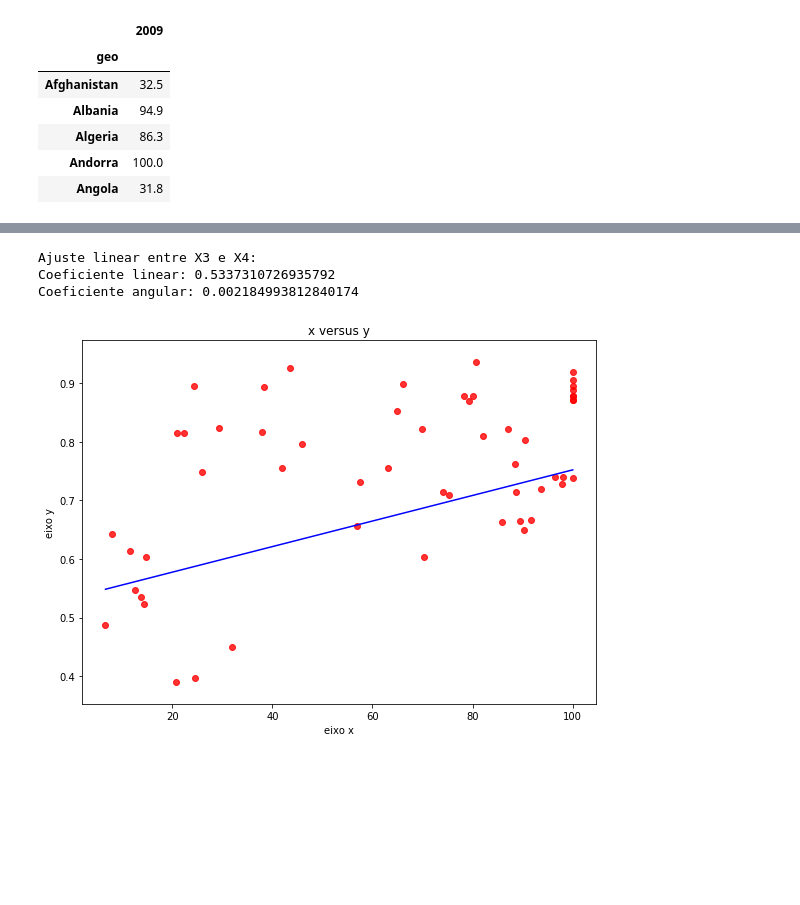
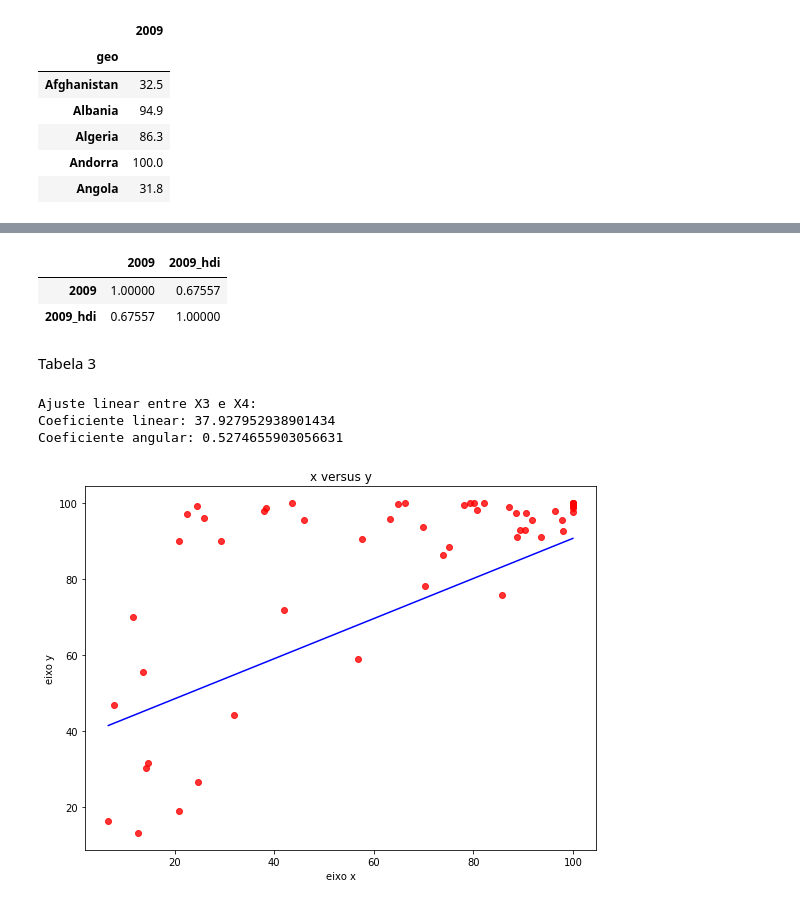
Before and after one commit to benistern/projeto-1, a Jupyter notebook: projeto1.ipynb, the cells around one changed output, grey strips where cells are left out. Drawn from its saved outputs; the diff is of its cells as text; code cells hidden in the pictures; blank space fills up the shorter version.

```diff
--- a/projeto1.ipynb
+++ b/projeto1.ipynb
@@ -88,6 +90,6 @@ sanitation_idx.head()
 | Andorra | 100.0 |
 | Angola | 31.8 |
 # %%
-df = hdi_idx.join(roads_idx, how='inner', lsuffix='_hdi', rsuffix='_roads')
+df = sanitation_idx.join(hdi_idx, how='inner', lsuffix='_hdi', rsuffix='_sanitation')
 df.head(7)
 # %% [output]
@@ -103,5 +105,5 @@ df.head(7)
 # %%
-data = df.join(sanitation_idx, how="inner")
+data = df.join(roads_idx, how="inner")
 
 data.head(7)
 # %% [output]
@@ -141,7 +193,15 @@ def reta(dados_x, dados_y):
+# %%
+data.loc[:,[2009,'2009_hdi']].corr()
+# %% [output]
+|  | 2009 | 2009_hdi |
+| 2009 | 1.00000 | 0.67557 |
+| 2009_hdi | 0.67557 | 1.00000 |
+# %% [markdown]
+Tabela 3
 # %%
-reta(data['2009_roads'], data['2009_hdi'])
+reta(data[2009], data['2009_hdi'])
 # %% [output]
 Ajuste linear entre X3 e X4:
-Coeficiente linear: 0.5337310726935792
-Coeficiente angular: 0.002184993812840174
+Coeficiente linear: 37.927952938901434
+Coeficiente angular: 0.5274655903056631
-[figure, old version]
+[figure, new version]
```
Also changed, not shown: parts of 17 cells of this notebook, 4 other files.
